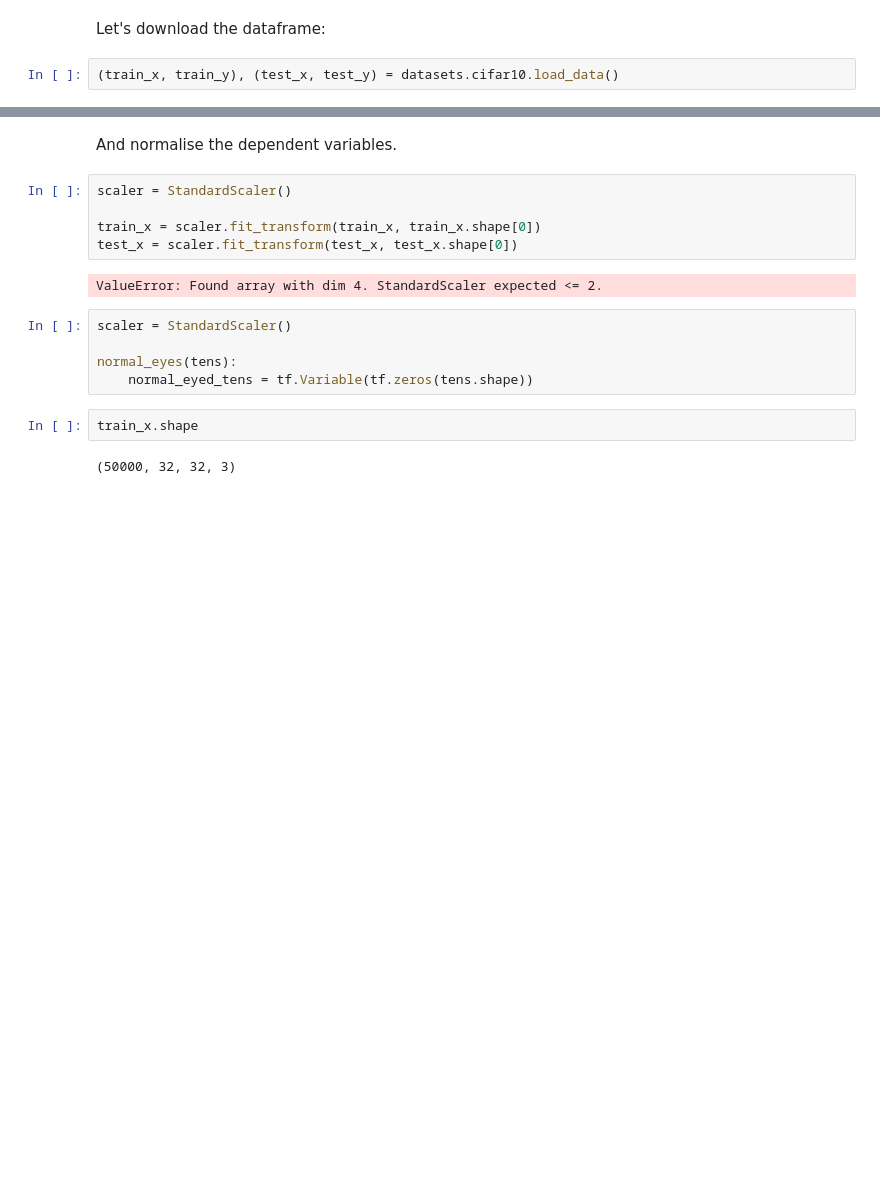
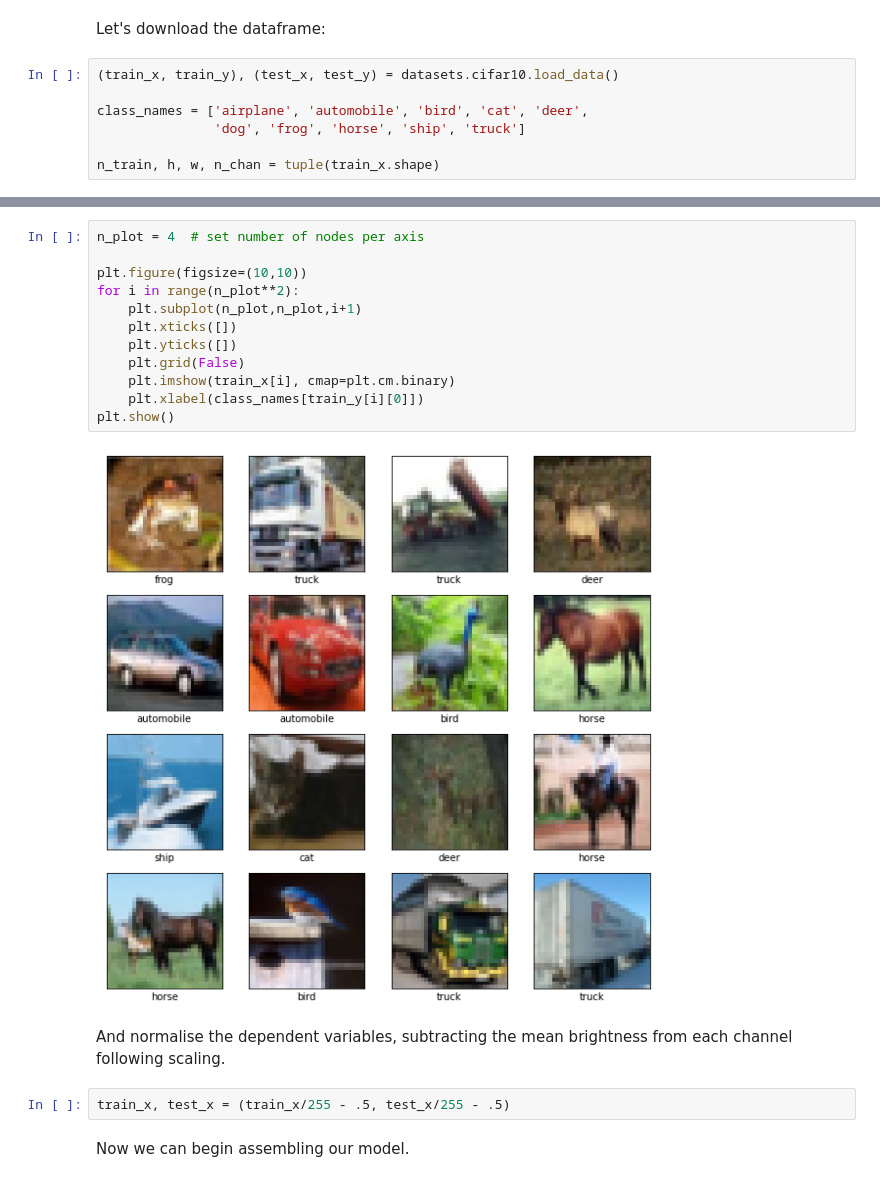
Before and after one commit to sambethune/pattern_analysis, a Jupyter notebook: demo_sheet_2/CIFAR10.ipynb, the cells around one changed output, grey strips where cells are left out. Saved outputs shown, nothing was run; the diff lists cells and outputs as text; blank space fills up the shorter version.

```diff
--- a/demo_sheet_2/CIFAR10.ipynb
+++ b/demo_sheet_2/CIFAR10.ipynb
@@ -8,3 +13,8 @@ from sklearn.preprocessing import StandardScaler
 Let's download the dataframe:
 # %%
 (train_x, train_y), (test_x, test_y) = datasets.cifar10.load_data()
+
+class_names = ['airplane', 'automobile', 'bird', 'cat', 'deer',
+               'dog', 'frog', 'horse', 'ship', 'truck']
+
+n_train, h, w, n_chan = tuple(train_x.shape)
@@ -14,18 +21,20 @@ Downloading data from https://www.cs.toronto.edu/~kriz/cifar-10-python.tar.gz
+# %%
+n_plot = 4  # set number of nodes per axis
+
+plt.figure(figsize=(10,10))
+for i in range(n_plot**2):
+    plt.subplot(n_plot,n_plot,i+1)
+    plt.xticks([])
+    plt.yticks([])
+    plt.grid(False)
+    plt.imshow(train_x[i], cmap=plt.cm.binary)
+    plt.xlabel(class_names[train_y[i][0]])
+plt.show()
+# %% [output]
+[figure, added]
 # %% [markdown]
-And normalise the dependent variables.
+And normalise the dependent variables, subtracting the mean brightness from each channel following scaling.
-# %%
-scaler = StandardScaler()
-
-train_x = scaler.fit_transform(train_x, train_x.shape[0])
-test_x = scaler.fit_transform(test_x, test_x.shape[0])
-# %% [output]
-ValueError: Found array with dim 4. StandardScaler expected <= 2.
-# %%
-scaler = StandardScaler()
-
-normal_eyes(tens):
-    normal_eyed_tens = tf.Variable(tf.zeros(tens.shape))
-# %%
-train_x.shape
-# %% [output]
-(50000, 32, 32, 3)
+# %%
+train_x, test_x = (train_x/255 - .5, test_x/255 - .5)
+# %% [markdown]
+Now we can begin assembling our model.
```
Also changed, not shown: parts of 6 cells of this notebook.
